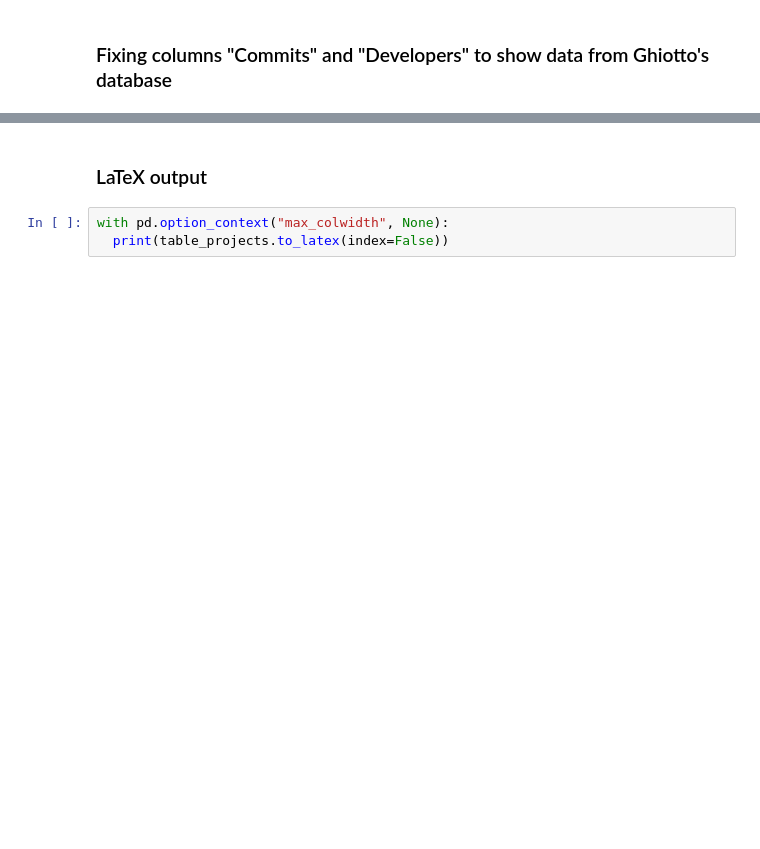
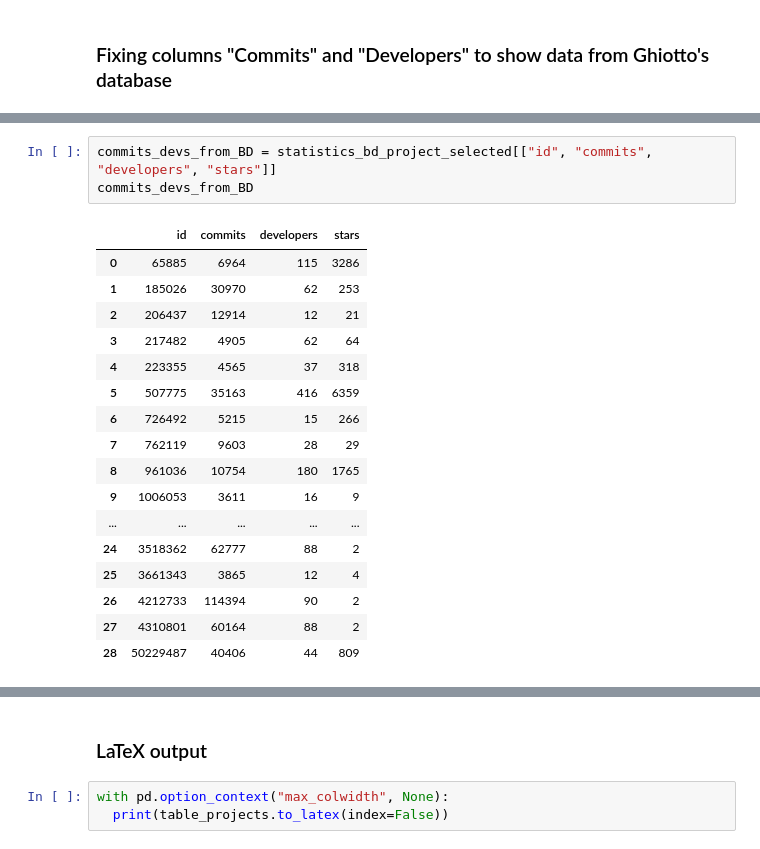
Before and after one commit to gems-uff/mestre, a Jupyter notebook: scripts/paper/tables.ipynb, the cells around one changed output, grey strips where cells are left out. Drawn from its saved outputs; the diff is of its cells as text; blank space fills up the shorter version.

```diff
--- a/scripts/paper/tables.ipynb
+++ b/scripts/paper/tables.ipynb
@@ -333,0 +283,21 @@ table_projects
+# %%
+commits_devs_from_BD = statistics_bd_project_selected[["id", "commits", "developers", "stars"]]
+commits_devs_from_BD
+# %% [output]
+|  | id | commits | developers | stars |
+| 0 | 65885 | 6964 | 115 | 3286 |
+| 1 | 185026 | 30970 | 62 | 253 |
+| 2 | 206437 | 12914 | 12 | 21 |
+| 3 | 217482 | 4905 | 62 | 64 |
+| 4 | 223355 | 4565 | 37 | 318 |
+| 5 | 507775 | 35163 | 416 | 6359 |
+| 6 | 726492 | 5215 | 15 | 266 |
+| 7 | 762119 | 9603 | 28 | 29 |
+| 8 | 961036 | 10754 | 180 | 1765 |
+| 9 | 1006053 | 3611 | 16 | 9 |
+| ... | ... | ... | ... | ... |
+| 24 | 3518362 | 62777 | 88 | 2 |
+| 25 | 3661343 | 3865 | 12 | 4 |
+| 26 | 4212733 | 114394 | 90 | 2 |
+| 27 | 4310801 | 60164 | 88 | 2 |
+| 28 | 50229487 | 40406 | 44 | 809 |
```
Also changed, not shown: parts of 5 cells of this notebook.
